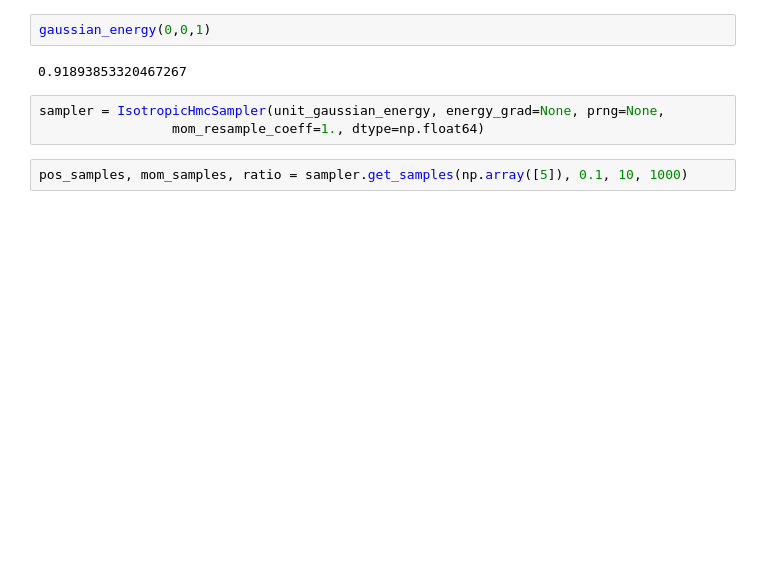
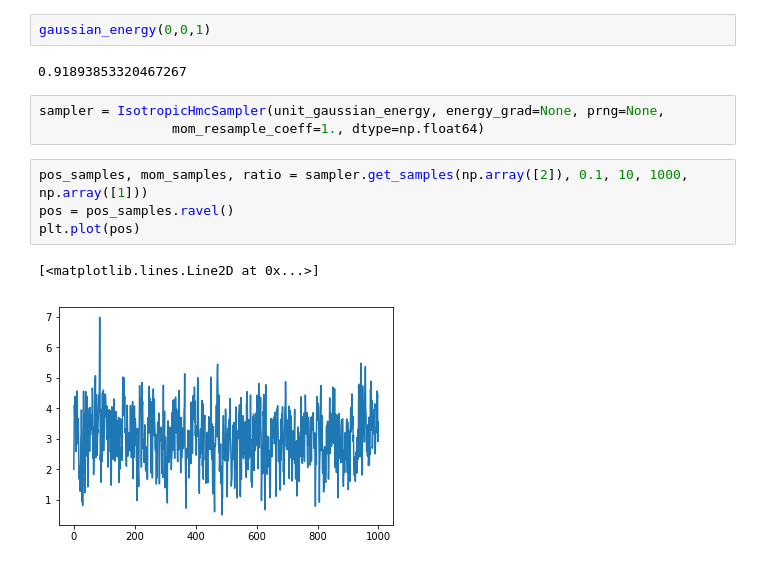
Before and after one commit to yuanzhaoz/HVI-RMHVI-for-VAE, a Jupyter notebook: hmc_test.ipynb, the cells around one changed output. Drawn from its saved outputs; the diff is of its cells as text; blank space fills up the shorter version.

```diff
--- a/hmc_test.ipynb
+++ b/hmc_test.ipynb
@@ -91,4 +283,9 @@ gaussian_energy(0,0,1)
 sampler = IsotropicHmcSampler(unit_gaussian_energy, energy_grad=None, prng=None,
                  mom_resample_coeff=1., dtype=np.float64)
 # %%
-pos_samples, mom_samples, ratio = sampler.get_samples(np.array([5]), 0.1, 10, 1000)
+pos_samples, mom_samples, ratio = sampler.get_samples(np.array([2]), 0.1, 10, 1000, np.array([1]))
+pos = pos_samples.ravel()
+plt.plot(pos)
+# %% [output]
+[<matplotlib.lines.Line2D at 0x...>]
+[figure, added]
```
Also changed, not shown: parts of 22 cells of this notebook, 4 other files.
